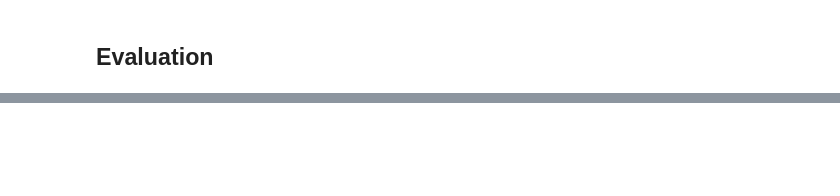
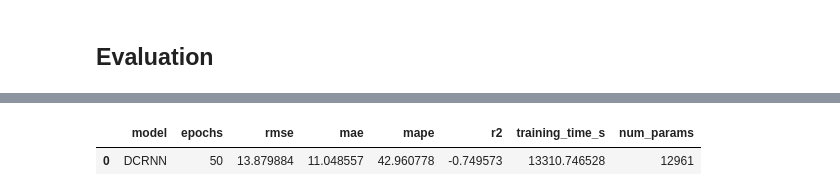
Before and after one commit to JobayerFaisal/Machine_Learning_and_AI, a Jupyter notebook: Soil_Moisture/DCRNN_Soil_Moisture.ipynb, the cells around one changed output, grey strips where cells are left out. Drawn from its saved outputs; the diff is of its cells as text; code cells hidden in the pictures; blank space fills up the shorter version.

```diff
--- a/Soil_Moisture/DCRNN_Soil_Moisture.ipynb
+++ b/Soil_Moisture/DCRNN_Soil_Moisture.ipynb
@@ -261,0 +291,11 @@ plt.show()
+# %%
+import glob
+import pandas as pd
+
+files = glob.glob("DCRNN_extended_result.csv")
+combined = pd.concat([pd.read_csv(f) for f in files], ignore_index=True)
+combined = combined.sort_values("rmse").reset_index(drop=True)
+combined
+# %% [output]
+|  | model | epochs | rmse | mae | mape | r2 | training_time_s | num_params |
+| 0 | DCRNN | 50 | 13.879884 | 11.048557 | 42.960778 | -0.749573 | 13310.746528 | 12961 |
```
Also changed, not shown: parts of 15 cells of this notebook.
